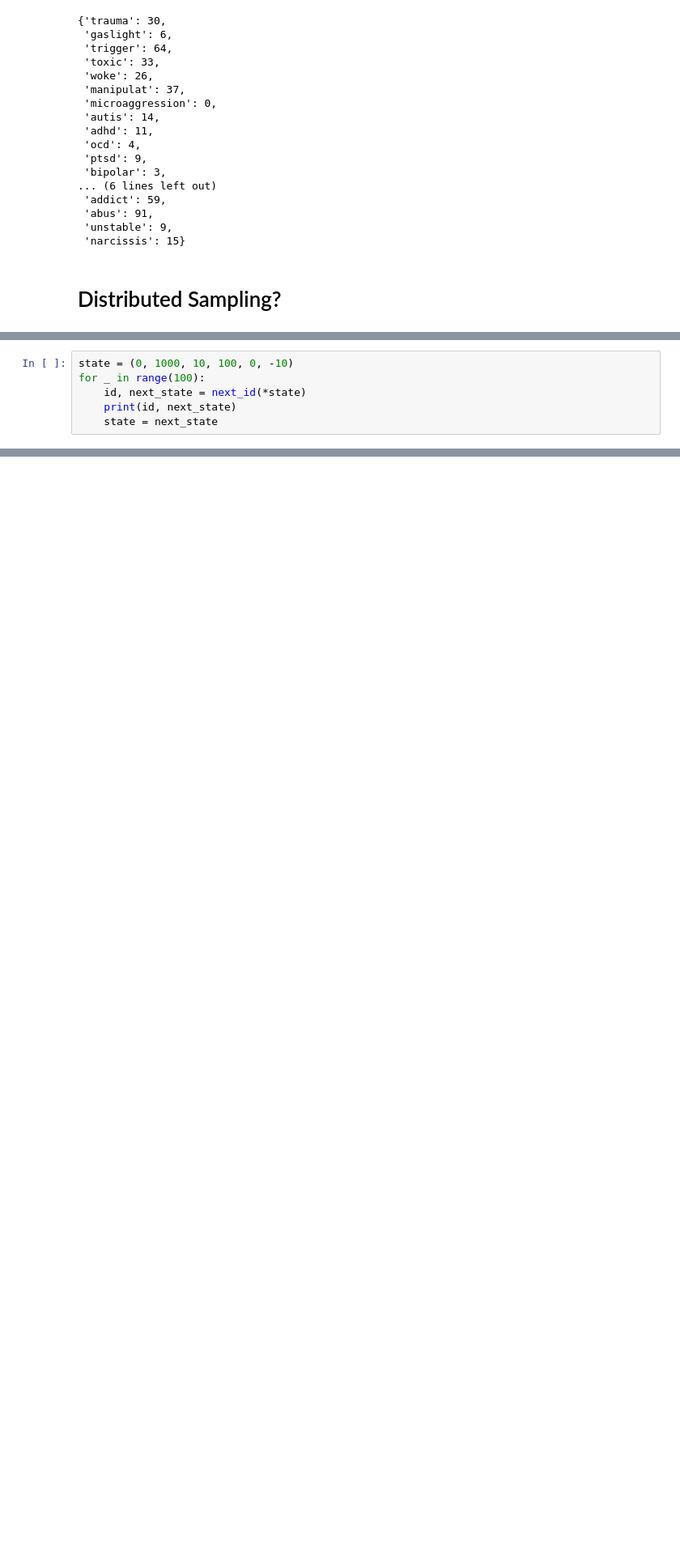
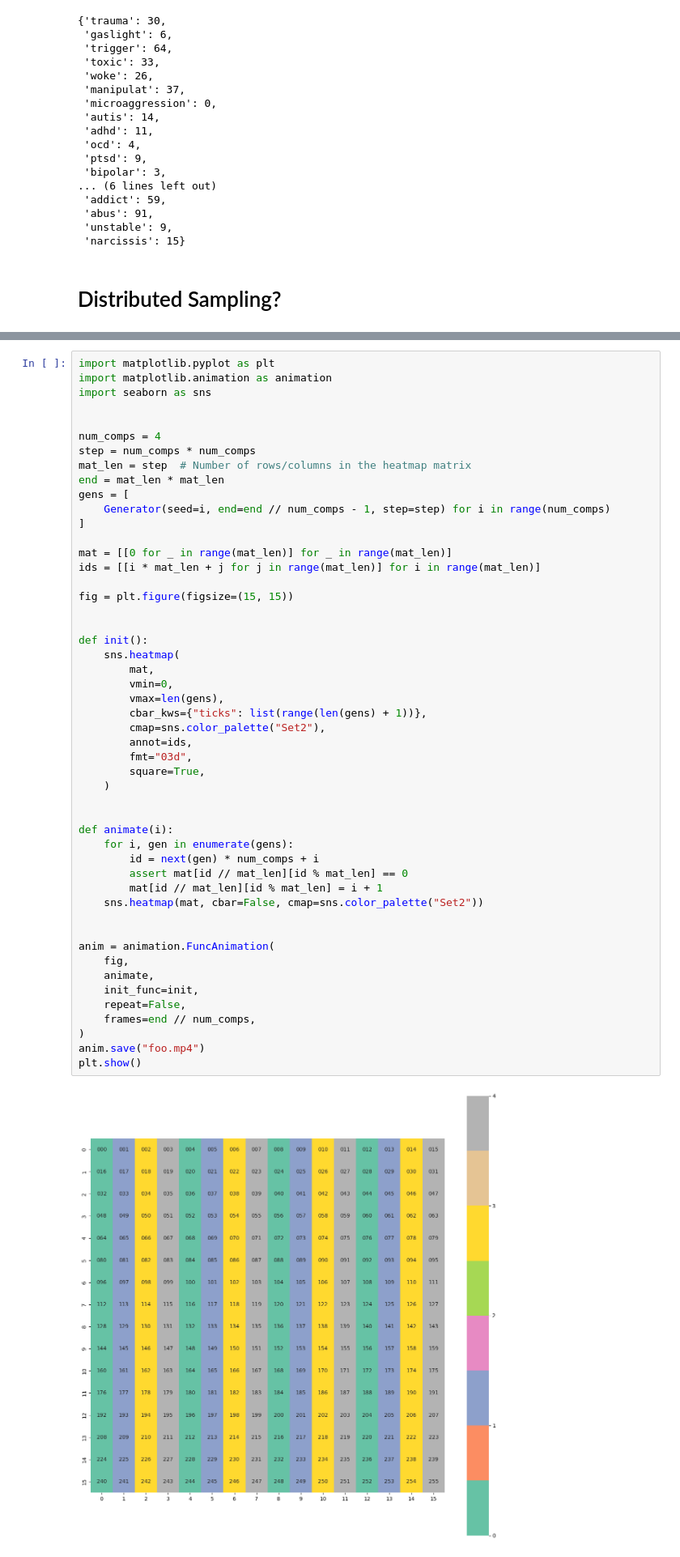
Before and after one commit to gems-cyberlang/cyberlang-learning, a Jupyter notebook: praw-comments-script/praw-playground.ipynb, the cells around one changed output, grey strips where cells are left out. Shown at 81% size. Saved outputs shown, nothing was run; the diff lists cells and outputs as text; blank space fills up the shorter version.

Commit message:
Generate mp4 with animation of sampling

```diff
--- a/praw-comments-script/praw-playground.ipynb
+++ b/praw-comments-script/praw-playground.ipynb
@@ -303,6 +265,0 @@ def next_id(orig_start, end, inc_start, inc_id, curr_start, prev_id):
-# %%
-state = (0, 1000, 10, 100, 0, -10)
-for _ in range(100):
-    id, next_state = next_id(*state)
-    print(id, next_state)
-    state = next_state
@@ -332,0 +310,52 @@ TypeError: JointGrid.__init__() got an unexpected keyword argument 'size'
+# %%
+import matplotlib.pyplot as plt
+import matplotlib.animation as animation
+import seaborn as sns
+
+
+num_comps = 4
+step = num_comps * num_comps
+mat_len = step  # Number of rows/columns in the heatmap matrix
+end = mat_len * mat_len
+gens = [
+    Generator(seed=i, end=end // num_comps - 1, step=step) for i in range(num_comps)
+]
+
+mat = [[0 for _ in range(mat_len)] for _ in range(mat_len)]
+ids = [[i * mat_len + j for j in range(mat_len)] for i in range(mat_len)]
+
+fig = plt.figure(figsize=(15, 15))
+
+
+def init():
+    sns.heatmap(
+        mat,
+        vmin=0,
+        vmax=len(gens),
+        cbar_kws={"ticks": list(range(len(gens) + 1))},
+        cmap=sns.color_palette("Set2"),
+        annot=ids,
+        fmt="03d",
+        square=True,
+    )
+
+
+def animate(i):
+    for i, gen in enumerate(gens):
+        id = next(gen) * num_comps + i
+        assert mat[id // mat_len][id % mat_len] == 0
+        mat[id // mat_len][id % mat_len] = i + 1
+    sns.heatmap(mat, cbar=False, cmap=sns.color_palette("Set2"))
+
+
+anim = animation.FuncAnimation(
+    fig,
+    animate,
+    init_func=init,
+    repeat=False,
+    frames=end // num_comps,
+)
+anim.save("foo.mp4")
+plt.show()
+# %% [output]
+[figure, added]
```
Also changed, not shown: parts of 5 cells of this notebook.
